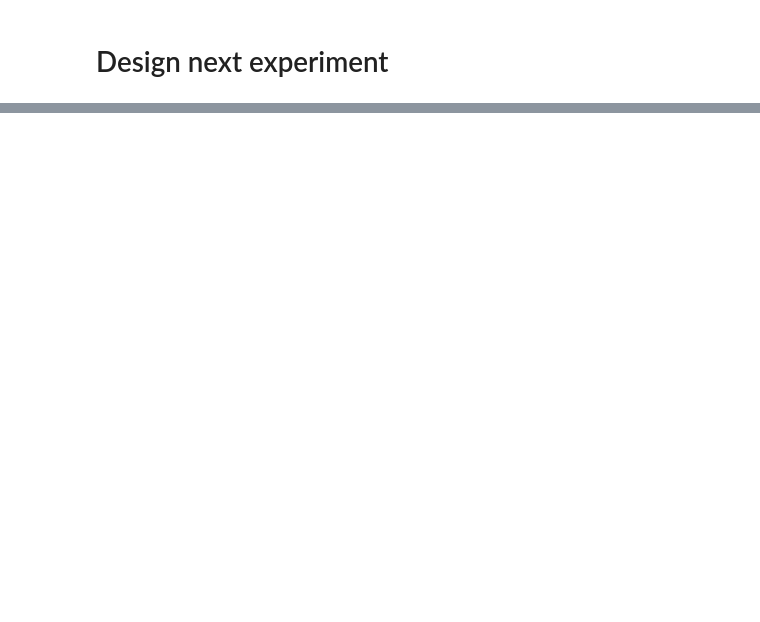
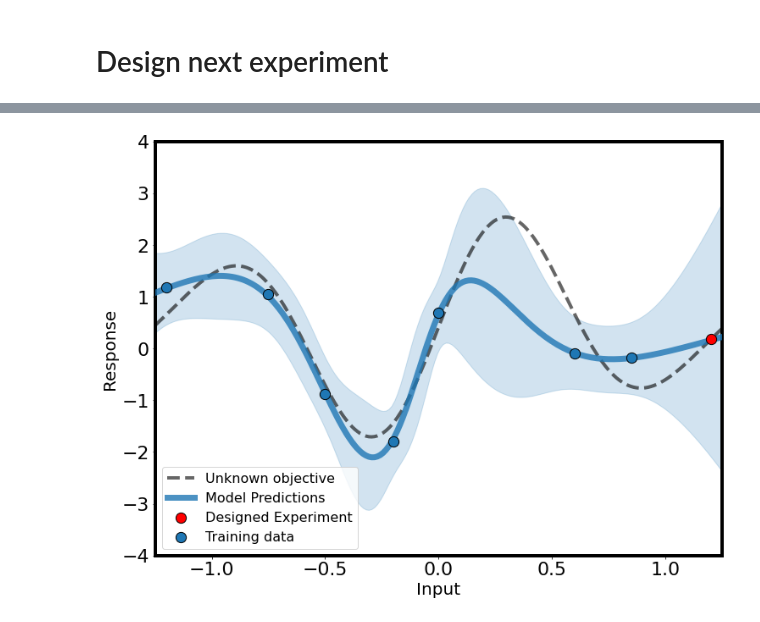
Before and after one commit to JaronThompson/PARABOLA, a Jupyter notebook: notebook.ipynb, the cells around one changed output, grey strips where cells are left out. Saved outputs shown, nothing was run; the diff lists cells and outputs as text; code cells hidden in the pictures; blank space fills up the shorter version.

```diff
--- a/notebook.ipynb
+++ b/notebook.ipynb
@@ -596 +625,25 @@ plt.show()
+# %%
+inds = np.argsort(np.ravel(X_train))
+
+plt.scatter(X_design[np.argmax(Y_stdv.ravel())], Y_design[np.argmax(Y_stdv.ravel())].ravel(), c='r', edgecolor='k', s=150, label='Designed Experiment', zorder=4)
+
+plt.plot(X_test.ravel(), Y_test.ravel(), 'k--', alpha=.6, label='Unknown objective', zorder=2)
+plt.scatter(X_train[inds].ravel(), Y_train[inds].ravel(), c='C0', edgecolor='k', s=150, label='Training data', zorder=4)
+
+plt.plot(X_test.ravel(), Y.ravel(), c='C0', alpha=.8, label='Model Predictions', zorder=3, linewidth=7)
+unc_factor = .5
+plt.fill_between(X_test.ravel(), Y.ravel() - unc_factor*Y_stdv.ravel(), Y.ravel() + unc_factor*Y_stdv.ravel(),
+                 color='C0', alpha=0.2, zorder=1)
+#plt.title("Maximum A Posteriori")
+handles, labels = plt.gca().get_legend_handles_labels()
+plt.ylim([-4, 4])
+plt.xlim([-1.25, 1.25])
+
+plt.legend(fontsize=16, loc='lower left')
+plt.xlabel("Input")
+plt.ylabel("Response")
+plt.savefig(f"Results/Parabola_explore.pdf", dpi=300)
+plt.show()
+# %% [output]
+[figure, added]
 # %%
```
Also changed, not shown: parts of 8 cells of this notebook, 7 other files.
